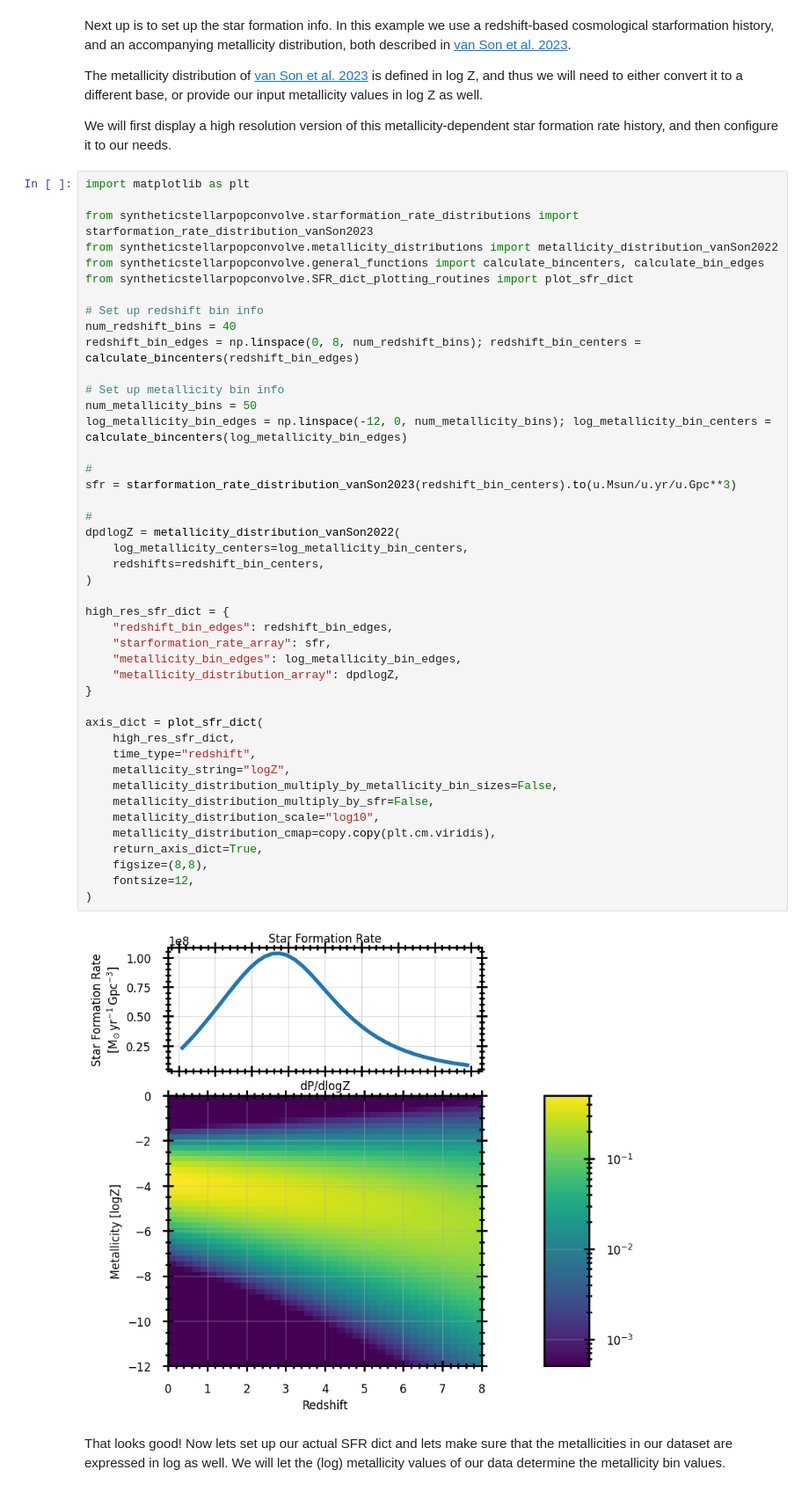
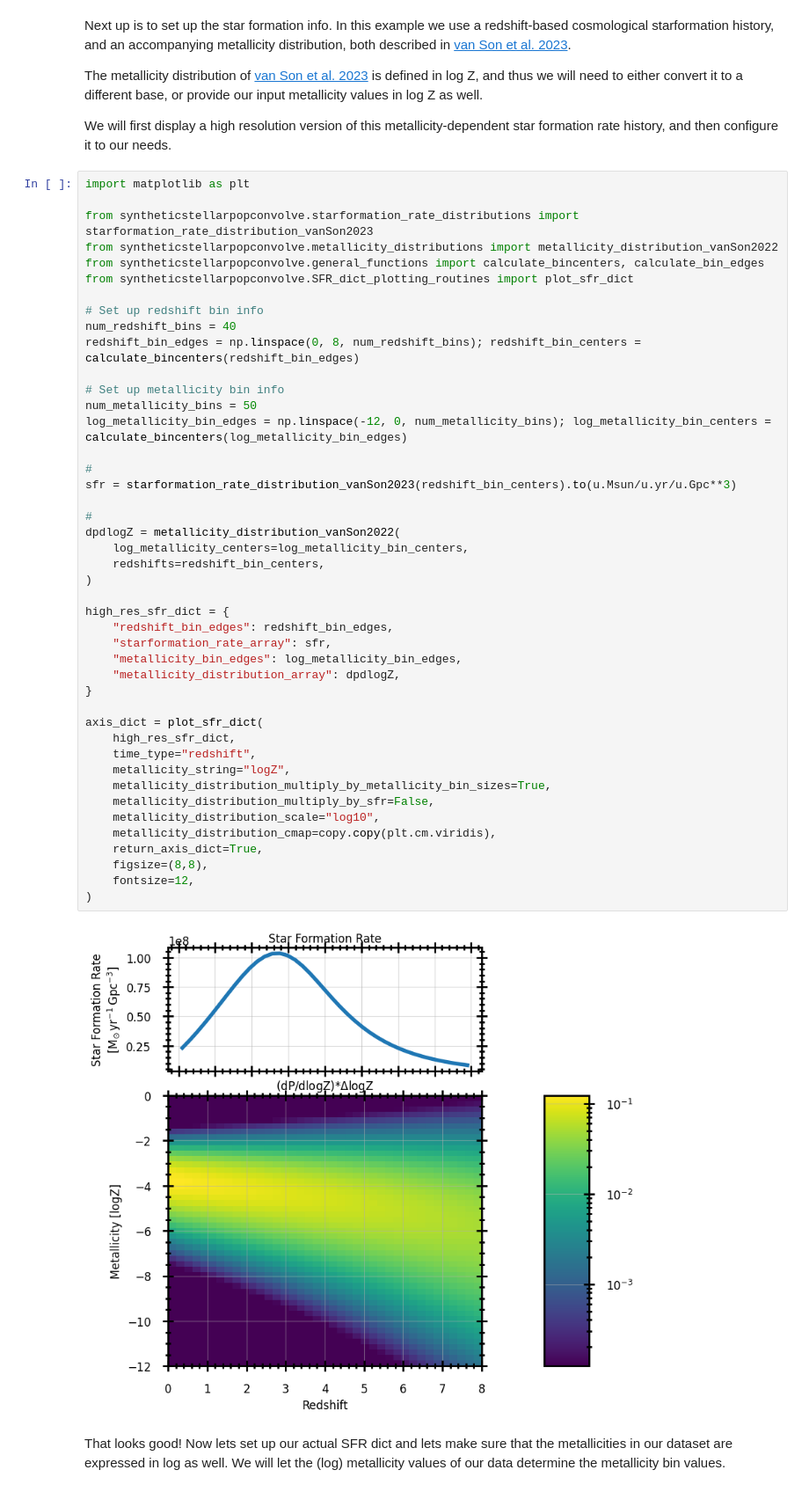
Before and after one commit to FloorBroekgaarden/growl-syntheticstellarpopconvolve, a Jupyter notebook: examples/notebook_example_GW_merger_rate_density.ipynb, the cells around one changed output. Shown at 88% size. Saved outputs shown, nothing was run; the diff lists cells and outputs as text.

```diff
--- a/examples/notebook_example_GW_merger_rate_density.ipynb
+++ b/examples/notebook_example_GW_merger_rate_density.ipynb
@@ -84,35 +84,35 @@ num_metallicity_bins = 50
 log_metallicity_bin_edges = np.linspace(-12, 0, num_metallicity_bins); log_metallicity_bin_centers = calculate_bincenters(log_metallicity_bin_edges)
 
 #
 sfr = starformation_rate_distribution_vanSon2023(redshift_bin_centers).to(u.Msun/u.yr/u.Gpc**3)
 
 #
 dpdlogZ = metallicity_distribution_vanSon2022(
     log_metallicity_centers=log_metallicity_bin_centers,
     redshifts=redshift_bin_centers,
 )
 
 high_res_sfr_dict = {
     "redshift_bin_edges": redshift_bin_edges,
     "starformation_rate_array": sfr,
     "metallicity_bin_edges": log_metallicity_bin_edges,
     "metallicity_distribution_array": dpdlogZ,
 }
 
 axis_dict = plot_sfr_dict(
     high_res_sfr_dict,
     time_type="redshift",
     metallicity_string="logZ",
-    metallicity_distribution_multiply_by_metallicity_bin_sizes=False,
+    metallicity_distribution_multiply_by_metallicity_bin_sizes=True,
     metallicity_distribution_multiply_by_sfr=False,
     metallicity_distribution_scale="log10",
     metallicity_distribution_cmap=copy.copy(plt.cm.viridis),
     return_axis_dict=True,
     figsize=(8,8),
     fontsize=12,
 )
 # %% [output]
-[figure, old version]
+[figure, new version]
 # %% [markdown]
 That looks good! Now lets set up our actual SFR dict and lets make sure that the metallicities in our dataset are expressed in log as well. We will let the (log) metallicity values of our data determine the metallicity bin values.
 # %%
```
Also changed, not shown: parts of 3 cells of this notebook, 1 other file.
